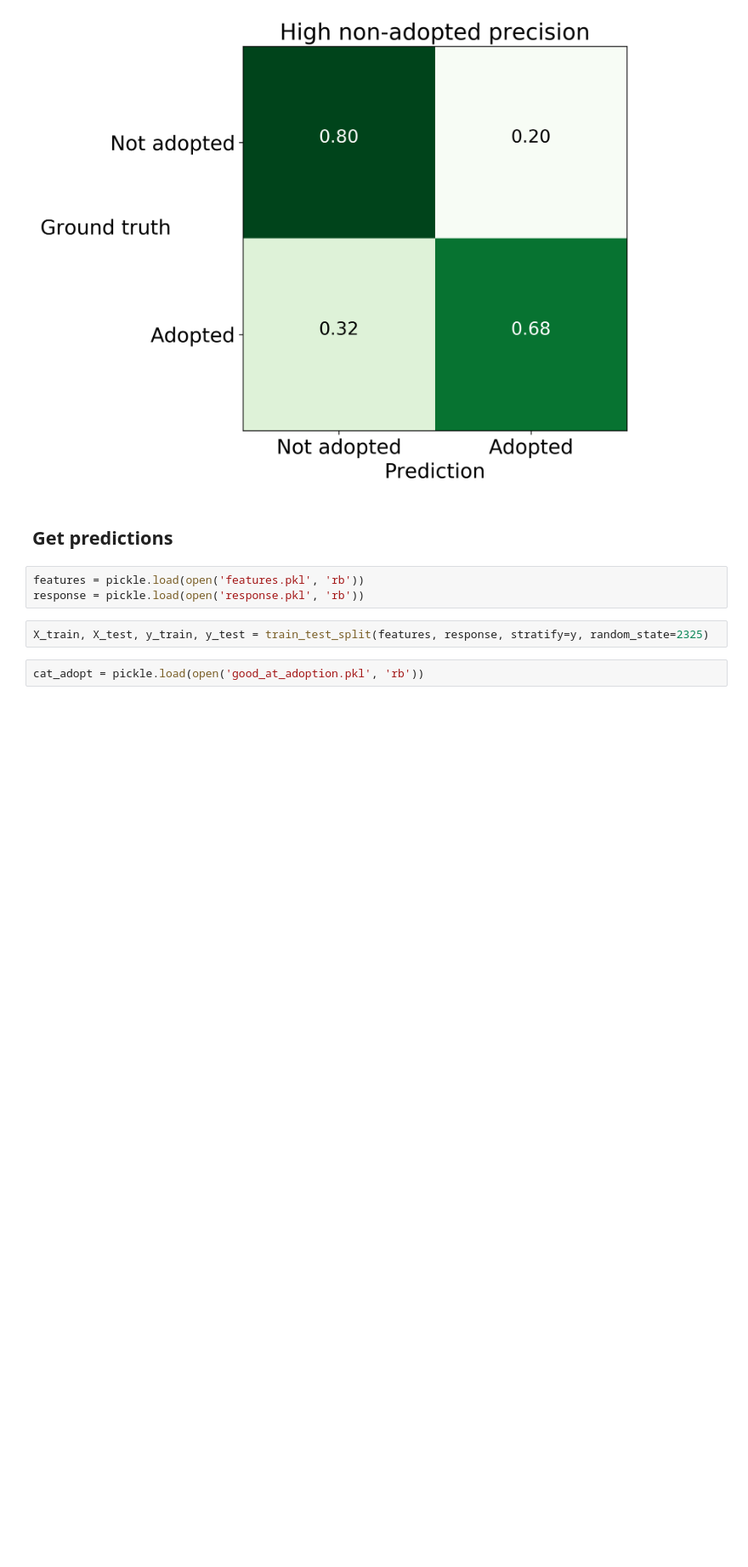
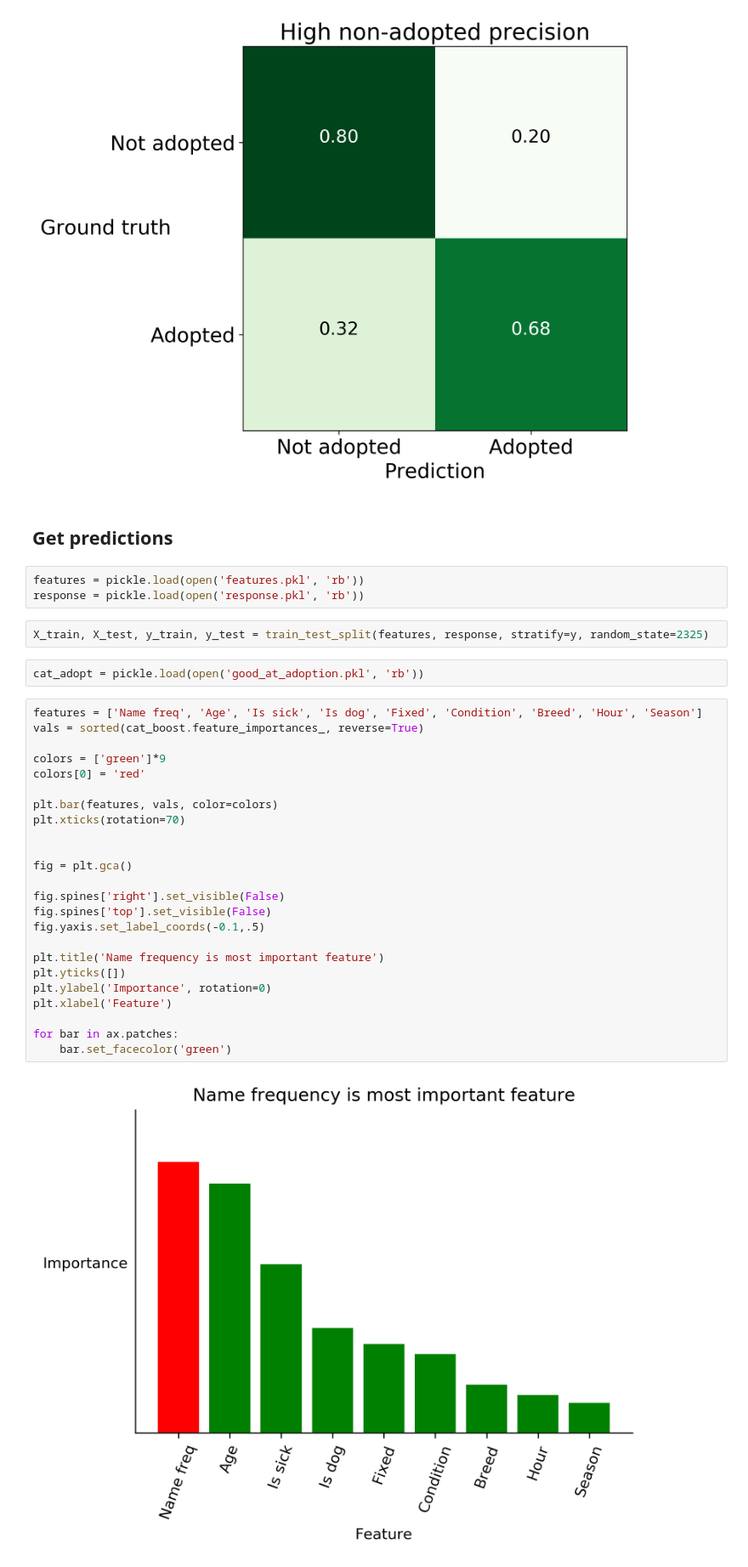
Before and after one commit to luketibbott/kojak, a Jupyter notebook: Plots.ipynb, the cells around one changed output. Shown at 85% size. Drawn from its saved outputs; the diff is of its cells as text; blank space fills up the shorter version.

Commit message:
Add feature importance bar plot

```diff
--- a/Plots.ipynb
+++ b/Plots.ipynb
@@ -198,3 +198,29 @@ response = pickle.load(open('response.pkl', 'rb'))
 X_train, X_test, y_train, y_test = train_test_split(features, response, stratify=y, random_state=2325)
 # %%
 cat_adopt = pickle.load(open('good_at_adoption.pkl', 'rb'))
+# %%
+features = ['Name freq', 'Age', 'Is sick', 'Is dog', 'Fixed', 'Condition', 'Breed', 'Hour', 'Season']
+vals = sorted(cat_boost.feature_importances_, reverse=True)
+
+colors = ['green']*9
+colors[0] = 'red'
+
+plt.bar(features, vals, color=colors)
+plt.xticks(rotation=70)
+
+
+fig = plt.gca()
+
+fig.spines['right'].set_visible(False)
+fig.spines['top'].set_visible(False)
+fig.yaxis.set_label_coords(-0.1,.5)
+
+plt.title('Name frequency is most important feature')
+plt.yticks([])
+plt.ylabel('Importance', rotation=0)
+plt.xlabel('Feature')
+
+for bar in ax.patches:
+    bar.set_facecolor('green')
+# %% [output]
+[figure, added]
```
